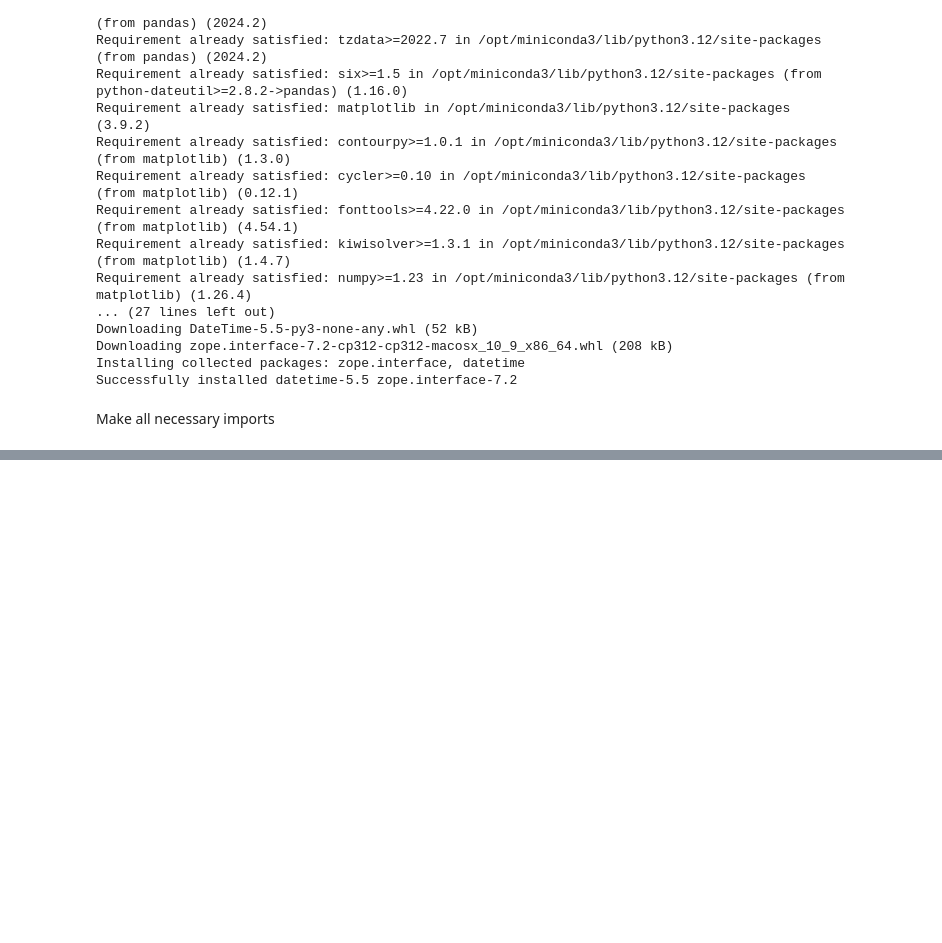
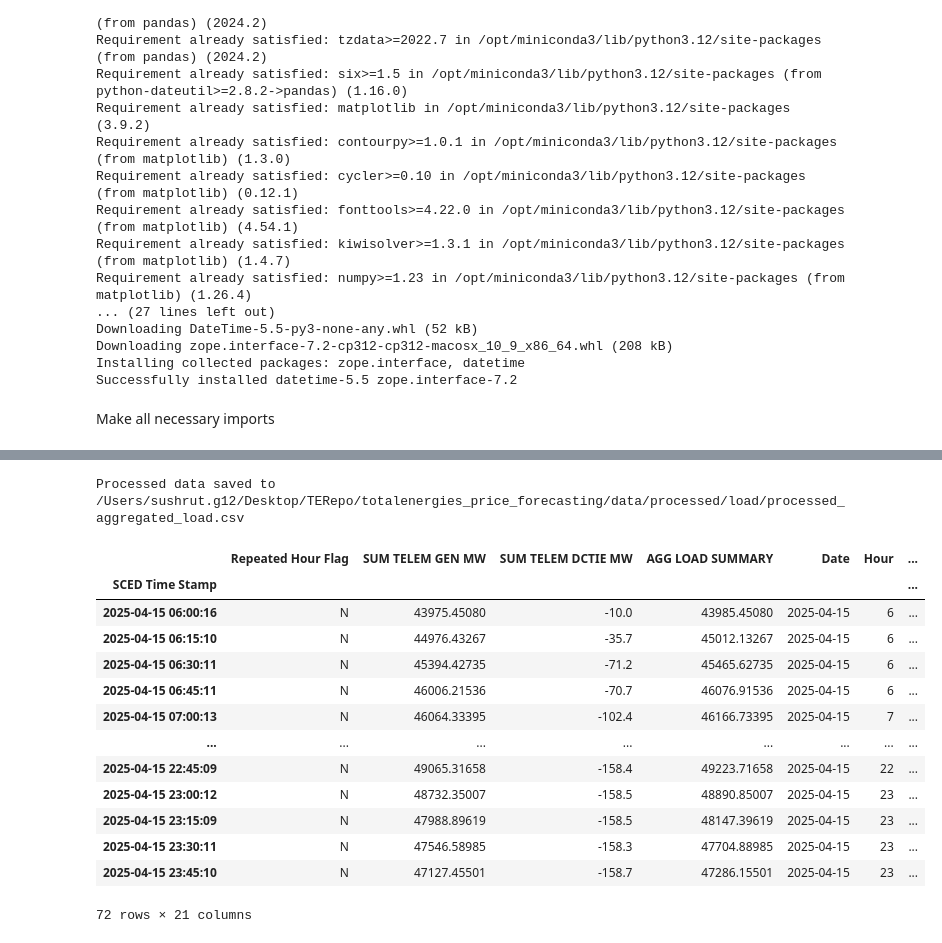
Before and after one commit to KushKod04/totalenergies_price_forecasting, a Jupyter notebook: src/preprocessing/Load_Data_Cleaning.ipynb, the cells around one changed output, grey strips where cells are left out. Drawn from its saved outputs; the diff is of its cells as text; code cells hidden in the pictures; blank space fills up the shorter version.

```diff
--- a/src/preprocessing/Load_Data_Cleaning.ipynb
+++ b/src/preprocessing/Load_Data_Cleaning.ipynb
@@ -214,0 +207,22 @@ R2: 0.8610
+# %%
+output_file = os.path.join(project_root, 'data', 'processed', 'load', 'processed_aggregated_load.csv')
+save_processed_data(load_df,output_file)
+# %% [output]
+Processed data saved to /Users/sushrut.g12/Desktop/TERepo/totalenergies_price_forecasting/data/processed/load/processed_aggregated_load.csv
+# %%
+load_df
+# %% [output]
+|  | Repeated Hour Flag | SUM TELEM GEN MW | SUM TELEM DCTIE MW | AGG LOAD SUMMARY | Date | Hour | ... |
+| SCED Time Stamp |  |  |  |  |  |  | ... |
+| 2025-04-15 06:00:16 | N | 43975.45080 | -10.0 | 43985.45080 | 2025-04-15 | 6 | ... |
+| 2025-04-15 06:15:10 | N | 44976.43267 | -35.7 | 45012.13267 | 2025-04-15 | 6 | ... |
+| 2025-04-15 06:30:11 | N | 45394.42735 | -71.2 | 45465.62735 | 2025-04-15 | 6 | ... |
+| 2025-04-15 06:45:11 | N | 46006.21536 | -70.7 | 46076.91536 | 2025-04-15 | 6 | ... |
+| 2025-04-15 07:00:13 | N | 46064.33395 | -102.4 | 46166.73395 | 2025-04-15 | 7 | ... |
+| ... | ... | ... | ... | ... | ... | ... | ... |
+| 2025-04-15 22:45:09 | N | 49065.31658 | -158.4 | 49223.71658 | 2025-04-15 | 22 | ... |
+| 2025-04-15 23:00:12 | N | 48732.35007 | -158.5 | 48890.85007 | 2025-04-15 | 23 | ... |
+| 2025-04-15 23:15:09 | N | 47988.89619 | -158.5 | 48147.39619 | 2025-04-15 | 23 | ... |
+| 2025-04-15 23:30:11 | N | 47546.58985 | -158.3 | 47704.88985 | 2025-04-15 | 23 | ... |
+| 2025-04-15 23:45:10 | N | 47127.45501 | -158.7 | 47286.15501 | 2025-04-15 | 23 | ... |
+72 rows × 21 columns
```
Also changed, not shown: parts of 15 cells of this notebook, 2 other files.
